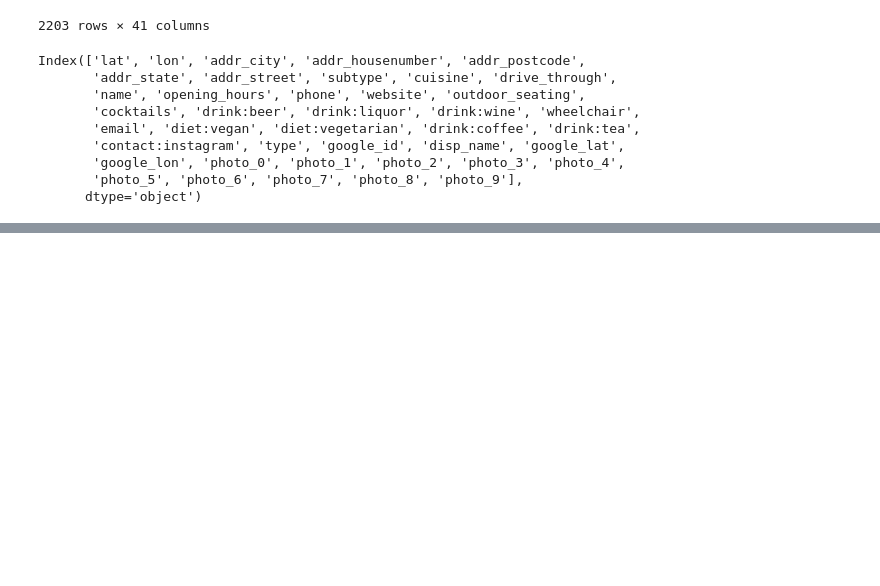
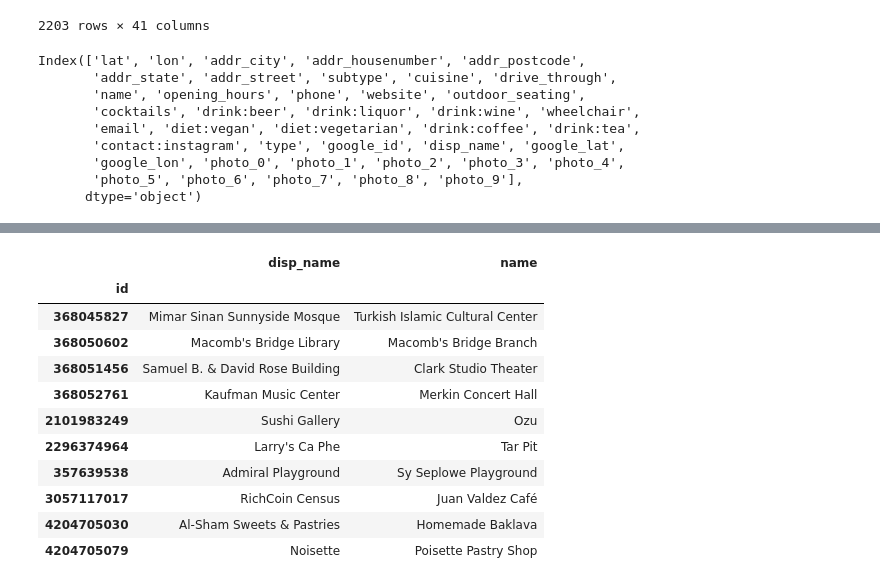
Before and after one commit to eoinmtreacy/pinbox, a Jupyter notebook: ml_pipeline/data_merge/osm_google_places/osm_google_places_merge.ipynb, the cells around one changed output, grey strips where cells are left out. Cells and saved outputs as stored; diff of their text form; code cells hidden in the pictures; blank space fills up the shorter version.

```diff
--- a/ml_pipeline/data_merge/osm_google_places/osm_google_places_merge.ipynb
+++ b/ml_pipeline/data_merge/osm_google_places/osm_google_places_merge.ipynb
@@ -103,0 +141,17 @@ Index(['lat', 'lon', 'addr_city', 'addr_housenumber', 'addr_postcode',
+# %%
+mismatches = pd.read_csv('mismatches.csv')
+mismatches.set_index('id', inplace=True)
+mismatches
+# %% [output]
+|  | disp_name | name |
+| id |  |  |
+| 368045827 | Mimar Sinan Sunnyside Mosque | Turkish Islamic Cultural Center |
+| 368050602 | Macomb's Bridge Library | Macomb's Bridge Branch |
+| 368051456 | Samuel B. & David Rose Building | Clark Studio Theater |
+| 368052761 | Kaufman Music Center | Merkin Concert Hall |
+| 2101983249 | Sushi Gallery | Ozu |
+| 2296374964 | Larry's Ca Phe | Tar Pit |
+| 357639538 | Admiral Playground | Sy Seplowe Playground |
+| 3057117017 | RichCoin Census | Juan Valdez Café |
+| 4204705030 | Al-Sham Sweets & Pastries | Homemade Baklava |
+| 4204705079 | Noisette | Poisette Pastry Shop |
```
Also changed, not shown: parts of 8 cells of this notebook, 1 other file.
